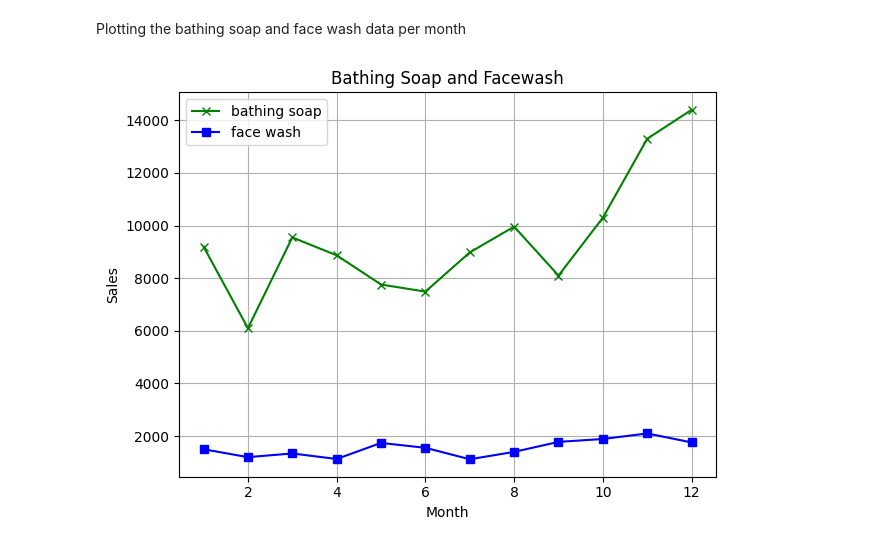
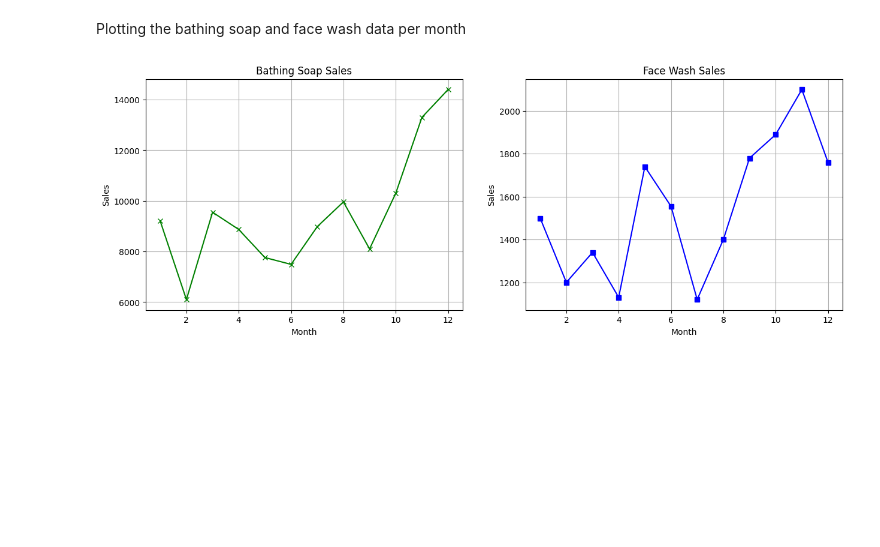
Before and after one commit to SyusufWaliyyi/FlexiSAF_Intership, a Jupyter notebook: Week_2/Week_2_Company_Data_Analysis.ipynb, the cells around one changed output. Saved outputs shown, nothing was run; the diff lists cells and outputs as text; code cells hidden in the pictures; blank space fills up the shorter version.

```diff
--- a/Week_2/Week_2_Company_Data_Analysis.ipynb
+++ b/Week_2/Week_2_Company_Data_Analysis.ipynb
@@ -112,15 +113,21 @@ plt.show()
 Plotting the bathing soap and face wash data per month
 # %%
 # Subplot for Bathing soap
-fig, ax=plt.subplots()
-ax.plot(month, bathing_soup, marker='x', color='g')
-ax.plot(month, face_wash, marker='s', color='b')
-ax.set_title('Bathing Soap and Facewash')
-ax.set_xlabel('Month')
-ax.set_ylabel('Sales')
-plt.legend(['bathing soap', 'face wash'])
-plt.grid()
-plt.tight_layout()
+fig, ax=plt.subplots(1, 2, figsize=(15, 5), sharex=True)
+# Bathing soap sales
+ax[0].plot(month, bathing_soup, marker='x', color='g')
+ax[0].set_title('Bathing Soap Sales')
+ax[0].set_xlabel('Month')
+ax[0].set_ylabel('Sales')
+ax[0].grid()
+
+# Face wash sales
+ax[1].plot(month, face_wash, marker='s', color='b')
+ax[1].set_title('Face Wash Sales')
+ax[1].set_xlabel('Month')
+ax[1].set_ylabel('Sales')
+ax[1].grid()
+# Show the subplots
 plt.show()
 # %% [output]
-[figure, old version]
+[figure, new version]
```
Also changed, not shown: parts of 1 cell of this notebook.
